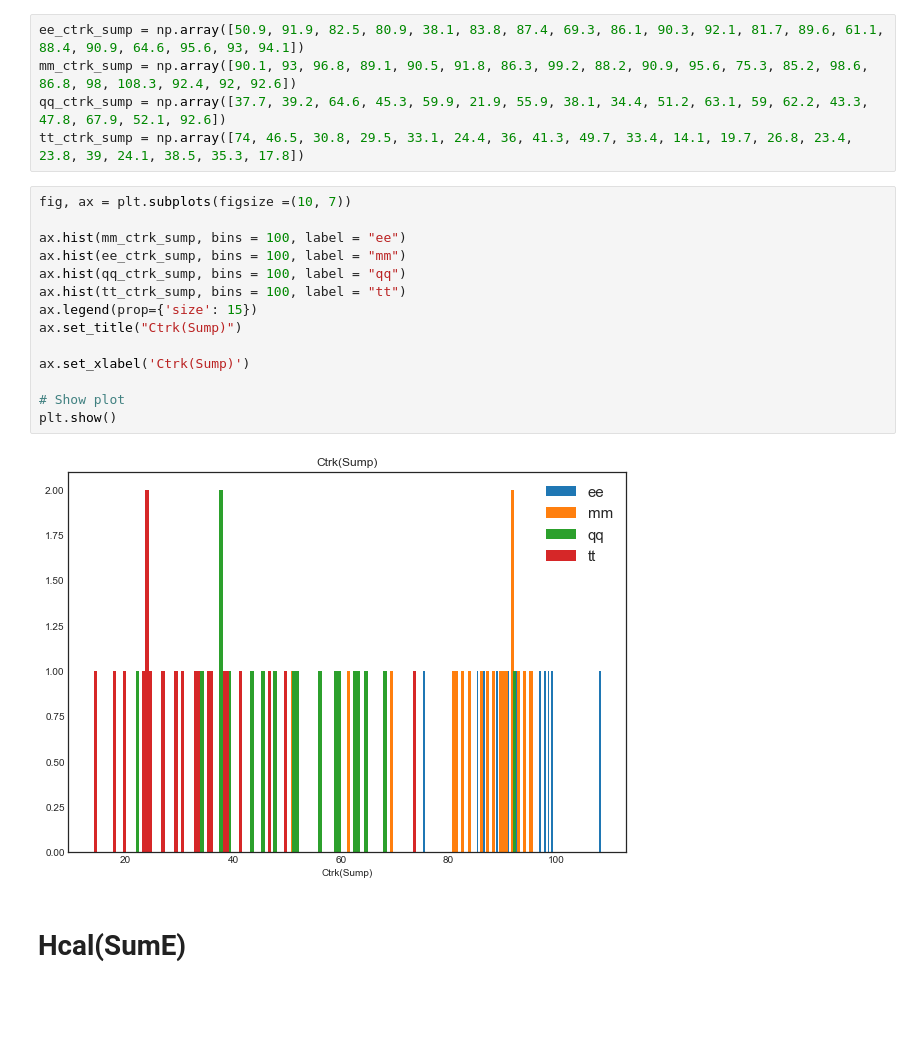
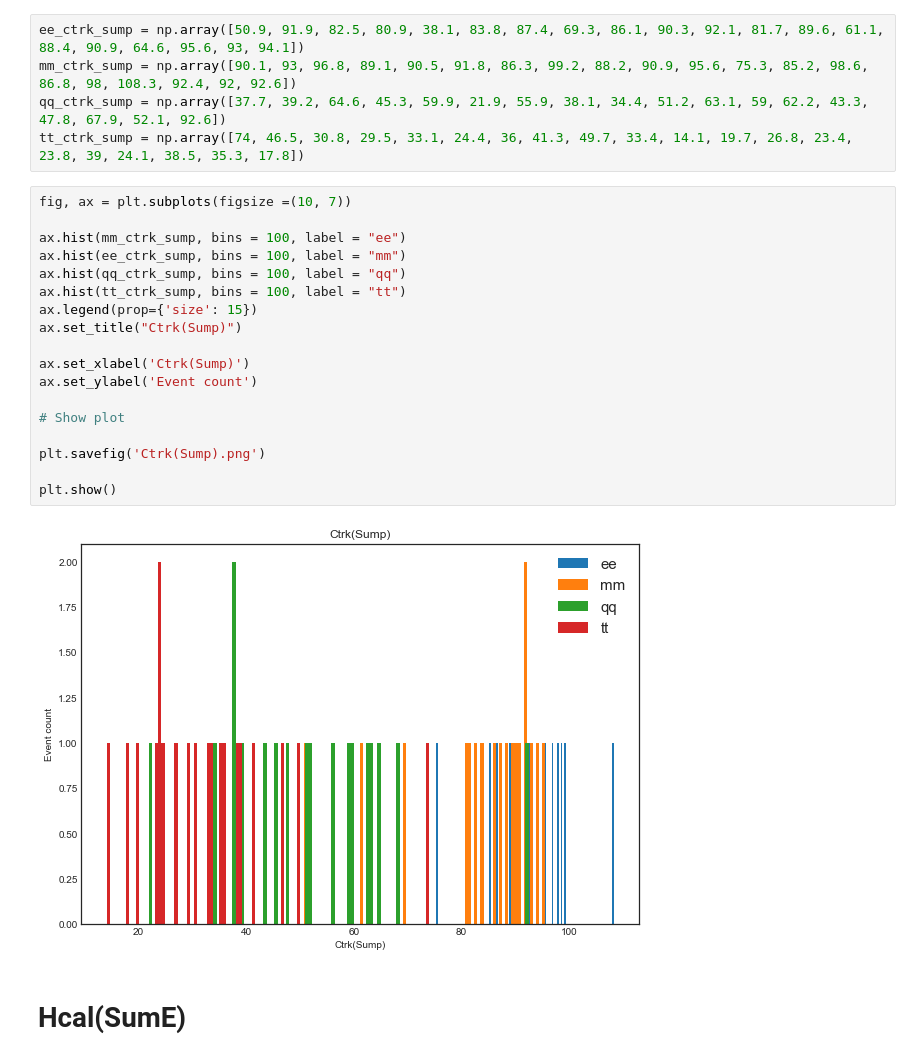
Before and after one commit to PugsGHub/E213Lab, a Jupyter notebook: 2. Analysis/histograms.ipynb, the cells around one changed output. Saved outputs shown, nothing was run; the diff lists cells and outputs as text; blank space fills up the shorter version.

Commit message:
New plots rendered + working on errors

```diff
--- a/2. Analysis/histograms.ipynb
+++ b/2. Analysis/histograms.ipynb
@@ -13,19 +13,23 @@ tt_ctrk_sump = np.array([74, 46.5, 30.8, 29.5, 33.1, 24.4, 36, 41.3, 49.7, 33.4,
 # %%
 fig, ax = plt.subplots(figsize =(10, 7))
 
 ax.hist(mm_ctrk_sump, bins = 100, label = "ee")
 ax.hist(ee_ctrk_sump, bins = 100, label = "mm")
 ax.hist(qq_ctrk_sump, bins = 100, label = "qq")
 ax.hist(tt_ctrk_sump, bins = 100, label = "tt")
 ax.legend(prop={'size': 15})
 ax.set_title("Ctrk(Sump)")
 
 ax.set_xlabel('Ctrk(Sump)')
+ax.set_ylabel('Event count')
 
 # Show plot
+
+plt.savefig('Ctrk(Sump).png')
+
 plt.show()
 # %% [output]
-[figure, old version]
+[figure, new version]
 # %% [markdown]
 # Hcal(SumE)
 # %%
```
Also changed, not shown: parts of 7 cells of this notebook, 6 other files.
